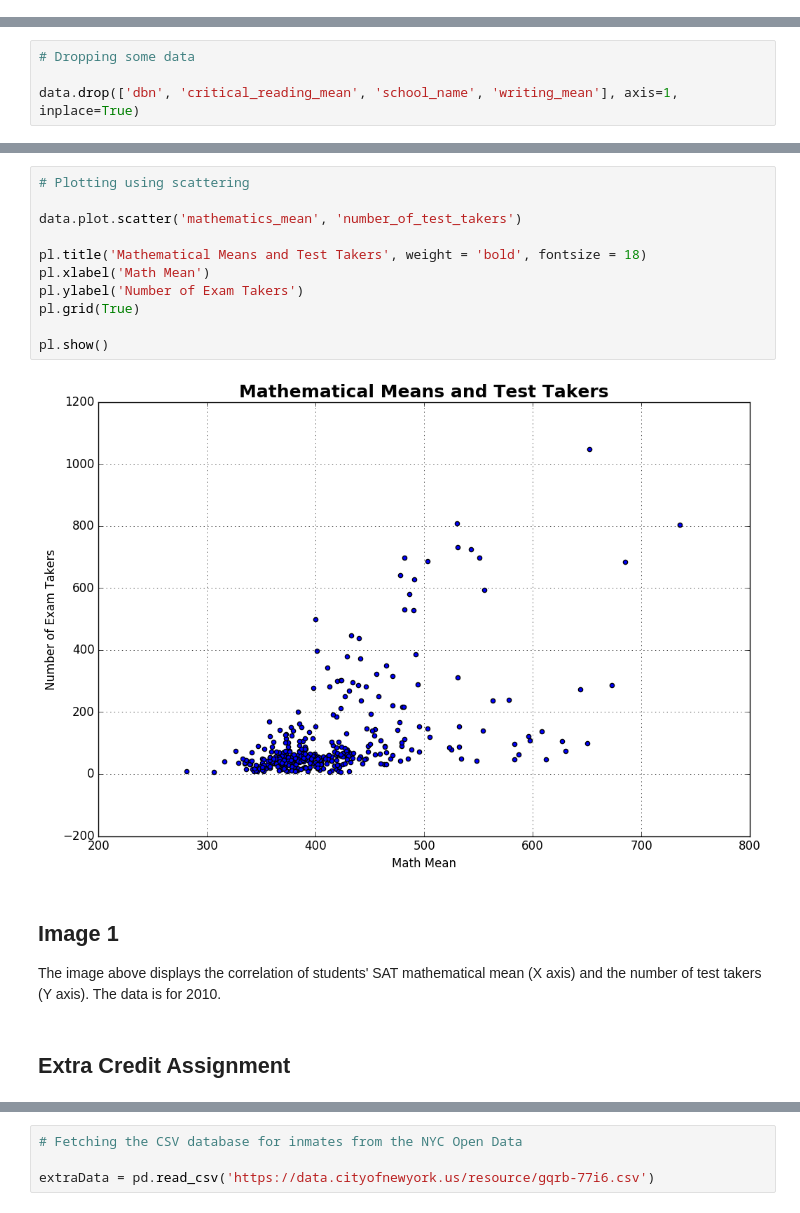
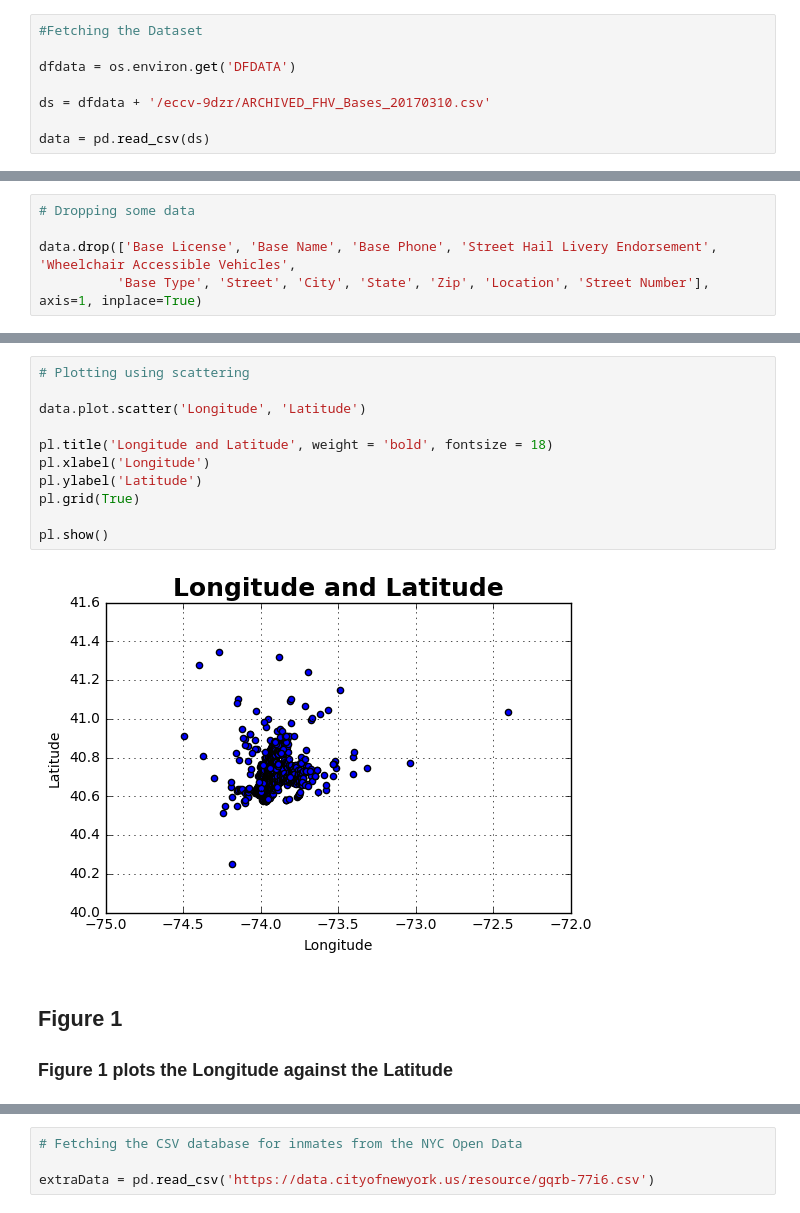
Before and after one commit to rrubo/PUI2017_rh2684, a Jupyter notebook: HW2_rh2684/HW2_assignment3_rh2684.ipynb, the cells around one changed output, grey strips where cells are left out. Saved outputs shown, nothing was run; the diff lists cells and outputs as text.

Commit message:
New assignment 3

```diff
--- a/HW2_rh2684/HW2_assignment3_rh2684.ipynb
+++ b/HW2_rh2684/HW2_assignment3_rh2684.ipynb
@@ -33 +19,9 @@ data = pd.read_csv('https://data.cityofnewyork.us/resource/rt5r-ie69.csv')
+# %%
+#Fetching the Dataset
+
+dfdata = os.environ.get('DFDATA')
+
+ds = dfdata + '/eccv-9dzr/ARCHIVED_FHV_Bases_20170310.csv'
+
+data = pd.read_csv(ds)
 # %%
@@ -47,4 +33,0 @@ data[:10]
-# %%
-# Dropping some data
-
-data.drop(['dbn', 'critical_reading_mean', 'school_name', 'writing_mean'], axis=1, inplace=True)
@@ -51,3 +38,8 @@ data.drop(['dbn', 'critical_reading_mean', 'school_name', 'writing_mean'], axis=
+# %%
+# Dropping some data
+
+data.drop(['Base License', 'Base Name', 'Base Phone', 'Street Hail Livery Endorsement', 'Wheelchair Accessible Vehicles',
+          'Base Type', 'Street', 'City', 'State', 'Zip', 'Location', 'Street Number'], axis=1, inplace=True)
 # %%
 data[:10] # Showing first 10 rows of the dataset
 # %% [output]
@@ -65,19 +57,17 @@ data[:10] # Showing first 10 rows of the dataset
 # %%
 # Plotting using scattering
 
-data.plot.scatter('mathematics_mean', 'number_of_test_takers')
+data.plot.scatter('Longitude', 'Latitude')
 
-pl.title('Mathematical Means and Test Takers', weight = 'bold', fontsize = 18)
-pl.xlabel('Math Mean')
-pl.ylabel('Number of Exam Takers')
+pl.title('Longitude and Latitude', weight = 'bold', fontsize = 18)
+pl.xlabel('Longitude')
+pl.ylabel('Latitude')
 pl.grid(True)
 
 pl.show()
 # %% [output]
-[figure, old version]
+[figure, new version]
-# %% [markdown]
-## <b>Image 1</b>
-
-<p>The image above displays the correlation of students' SAT mathematical mean (X axis) and the number of test takers (Y axis). The data is for 2010.</p>
-# %% [markdown]
-## <b>Extra Credit Assignment<b/>
+# %% [markdown]
+## Figure 1
+
+### Figure 1 plots the Longitude against the Latitude
```
Also changed, not shown: parts of 12 cells of this notebook.
